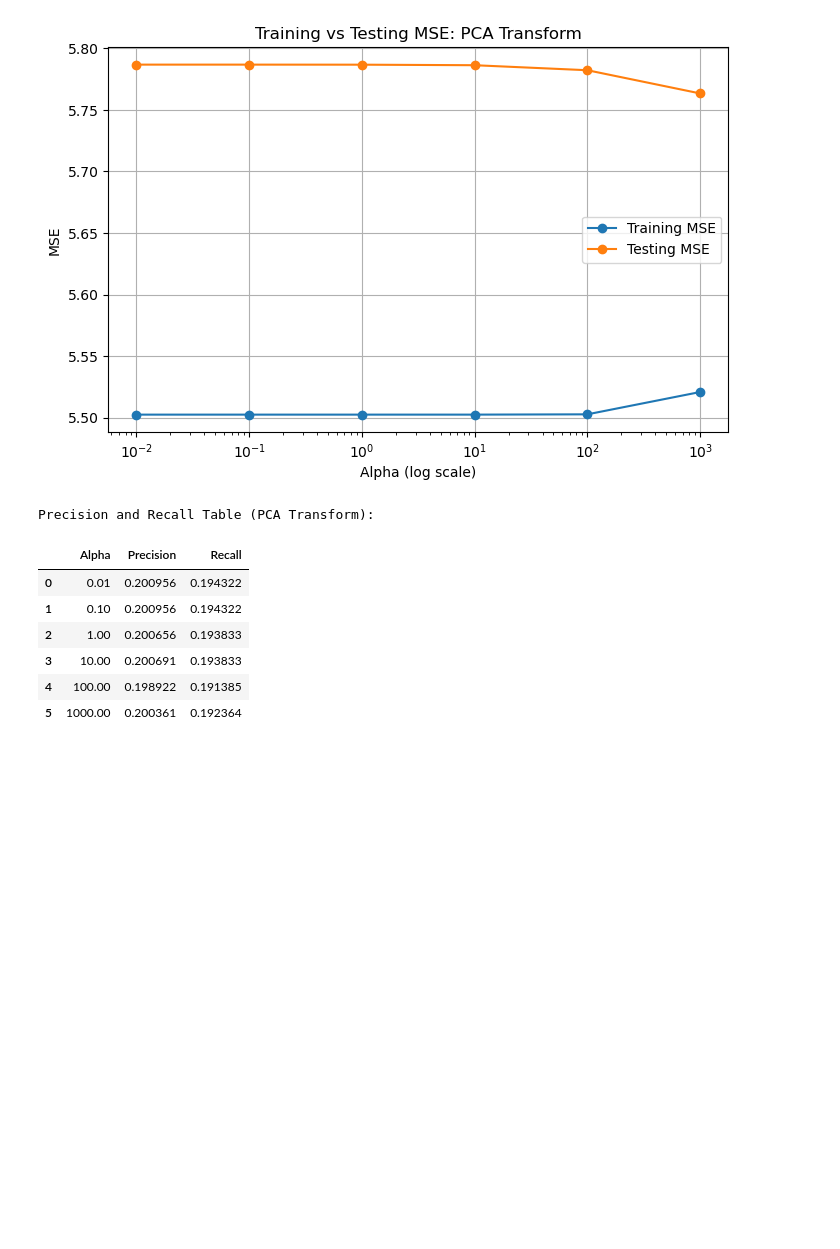
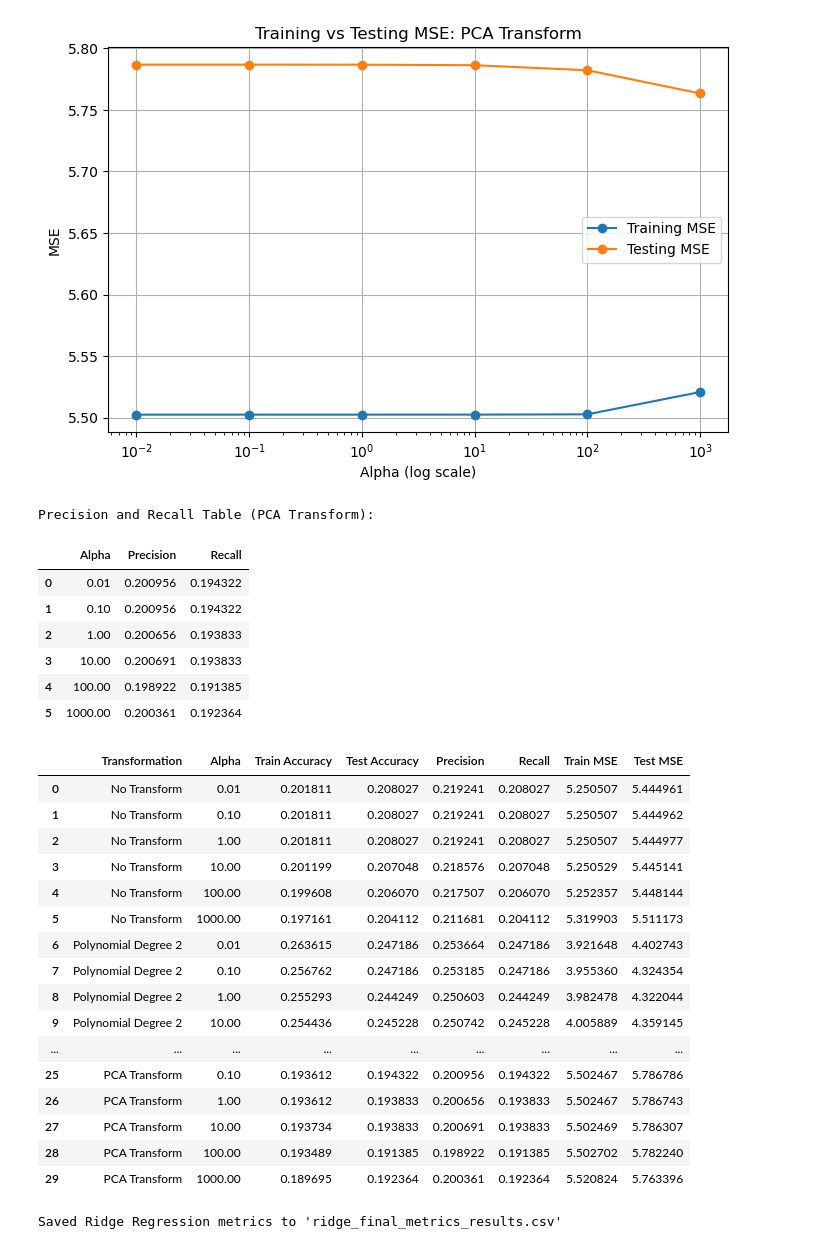
Before and after one commit to yuzukaR/ML_Final, a Jupyter notebook: linear.ipynb, the cells around one changed output. Drawn from its saved outputs; the diff is of its cells as text; code cells hidden in the pictures; blank space fills up the shorter version.

```diff
--- a/linear.ipynb
+++ b/linear.ipynb
@@ -189,3 +238,31 @@ Precision and Recall Table (PCA Transform):
 | 3 | 10.00 | 0.200691 | 0.193833 |
 | 4 | 100.00 | 0.198922 | 0.191385 |
 | 5 | 1000.00 | 0.200361 | 0.192364 |
+# %%
+# Final Results Table
+ridge_results_df = pd.DataFrame(ridge_results)
+from IPython.display import display
+display(ridge_results_df)
+
+# Optionally save
+ridge_results_df.to_csv('ridge_final_metrics_results.csv', index=False)
+print("Saved Ridge Regression metrics to 'ridge_final_metrics_results.csv'")
+# %% [output]
+|  | Transformation | Alpha | Train Accuracy | Test Accuracy | Precision | Recall | Train MSE | Test MSE |
+| 0 | No Transform | 0.01 | 0.201811 | 0.208027 | 0.219241 | 0.208027 | 5.250507 | 5.444961 |
+| 1 | No Transform | 0.10 | 0.201811 | 0.208027 | 0.219241 | 0.208027 | 5.250507 | 5.444962 |
+| 2 | No Transform | 1.00 | 0.201811 | 0.208027 | 0.219241 | 0.208027 | 5.250507 | 5.444977 |
+| 3 | No Transform | 10.00 | 0.201199 | 0.207048 | 0.218576 | 0.207048 | 5.250529 | 5.445141 |
+| 4 | No Transform | 100.00 | 0.199608 | 0.206070 | 0.217507 | 0.206070 | 5.252357 | 5.448144 |
+| 5 | No Transform | 1000.00 | 0.197161 | 0.204112 | 0.211681 | 0.204112 | 5.319903 | 5.511173 |
+| 6 | Polynomial Degree 2 | 0.01 | 0.263615 | 0.247186 | 0.253664 | 0.247186 | 3.921648 | 4.402743 |
+| 7 | Polynomial Degree 2 | 0.10 | 0.256762 | 0.247186 | 0.253185 | 0.247186 | 3.955360 | 4.324354 |
+| 8 | Polynomial Degree 2 | 1.00 | 0.255293 | 0.244249 | 0.250603 | 0.244249 | 3.982478 | 4.322044 |
+| 9 | Polynomial Degree 2 | 10.00 | 0.254436 | 0.245228 | 0.250742 | 0.245228 | 4.005889 | 4.359145 |
+| ... | ... | ... | ... | ... | ... | ... | ... | ... |
+| 25 | PCA Transform | 0.10 | 0.193612 | 0.194322 | 0.200956 | 0.194322 | 5.502467 | 5.786786 |
+| 26 | PCA Transform | 1.00 | 0.193612 | 0.193833 | 0.200656 | 0.193833 | 5.502467 | 5.786743 |
+| 27 | PCA Transform | 10.00 | 0.193734 | 0.193833 | 0.200691 | 0.193833 | 5.502469 | 5.786307 |
+| 28 | PCA Transform | 100.00 | 0.193489 | 0.191385 | 0.198922 | 0.191385 | 5.502702 | 5.782240 |
+| 29 | PCA Transform | 1000.00 | 0.189695 | 0.192364 | 0.200361 | 0.192364 | 5.520824 | 5.763396 |
+Saved Ridge Regression metrics to 'ridge_final_metrics_results.csv'
```
Also changed, not shown: parts of 1 cell of this notebook, 3 other files.
